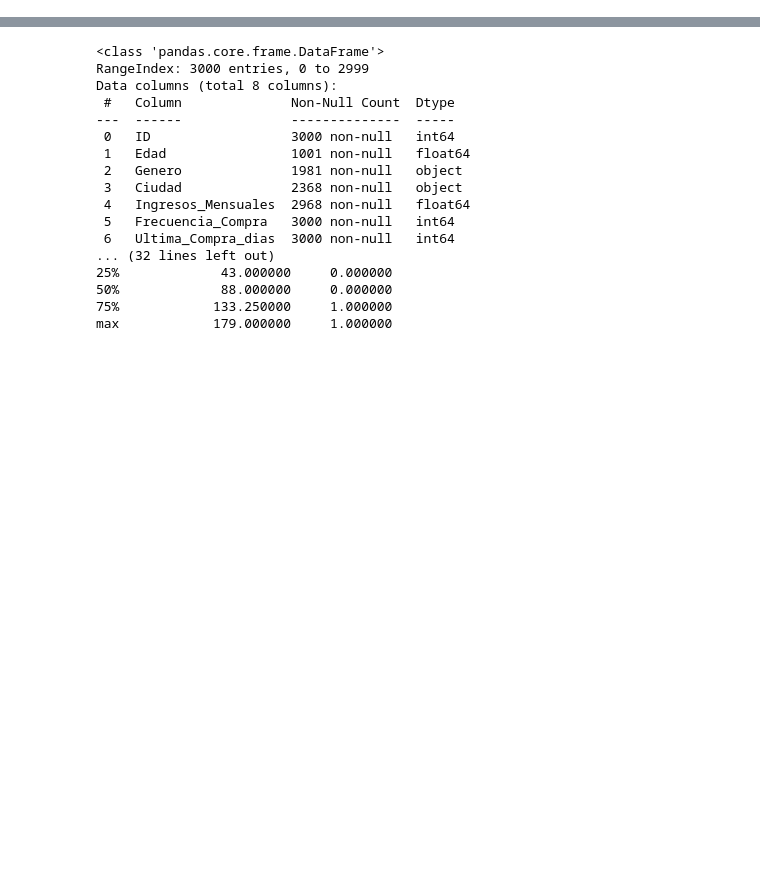
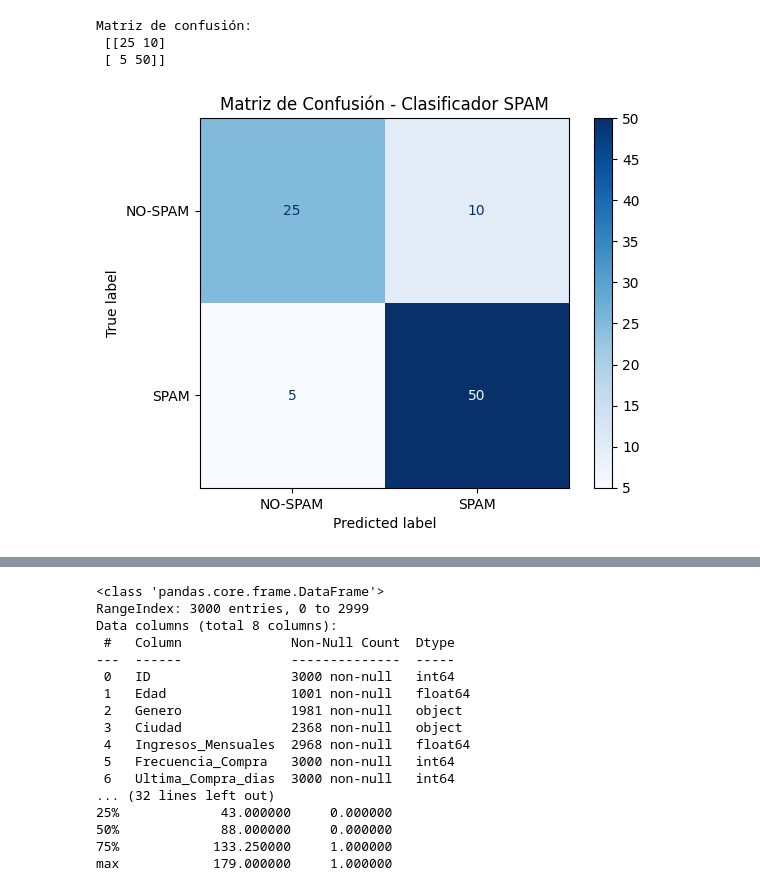
Before and after one commit to Mateo-Sudo-24/Deber_IA, a Jupyter notebook: tarea_ia.ipynb, the cells around one changed output, grey strips where cells are left out. Drawn from its saved outputs; the diff is of its cells as text; code cells hidden in the pictures; blank space fills up the shorter version.

```diff
--- a/tarea_ia.ipynb
+++ b/tarea_ia.ipynb
@@ -4,6 +4,36 @@
 #1. Un modelo clasificó 100 correos, detectó 60 como SPAM. De esos, 50 eran realmente SPAM,
 # y 10 eran correos normales. Además, no detectó 5 SPAM y clasificó correctamente 25 correos normales.
 # Construye la matriz de confusión.
+# %%
+from sklearn.metrics import confusion_matrix, ConfusionMatrixDisplay
+import matplotlib.pyplot as plt
+
+# Paso 1: Simulamos los datos
+# y_true = verdaderas etiquetas (1=SPAM, 0=NO-SPAM)
+# y_pred = etiquetas predichas por el modelo
+
+# 50 TP → SPAM correcto
+# 10 FP → normales clasificados como SPAM
+# 5 FN → SPAM que no fueron detectados
+# 25 TN → normales correctamente clasificados
+
+y_true = [1]*50 + [0]*10 + [1]*5 + [0]*25     # 100 valores
+y_pred = [1]*50 + [1]*10 + [0]*5 + [0]*25     # 100 valores
+
+# Paso 2: Crear la matriz de confusión
+cm = confusion_matrix(y_true, y_pred)
+print("Matriz de confusión:\n", cm)
+
+# Paso 3: Mostrar gráficamente
+disp = ConfusionMatrixDisplay(confusion_matrix=cm, display_labels=["NO-SPAM", "SPAM"])
+disp.plot(cmap="Blues")
+plt.title("Matriz de Confusión - Clasificador SPAM")
+plt.show()
+# %% [output]
+Matriz de confusión:
+ [[25 10]
+ [ 5 50]]
+[figure, added]
 # %%
 #Librerías
 import pandas as pd
```
